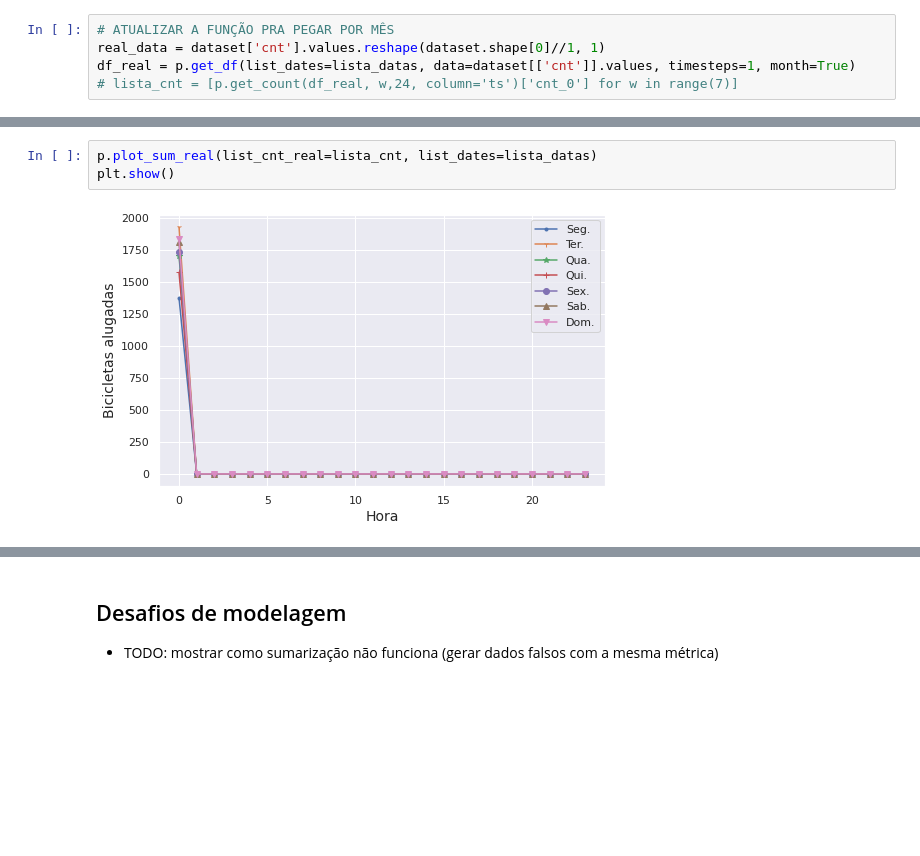
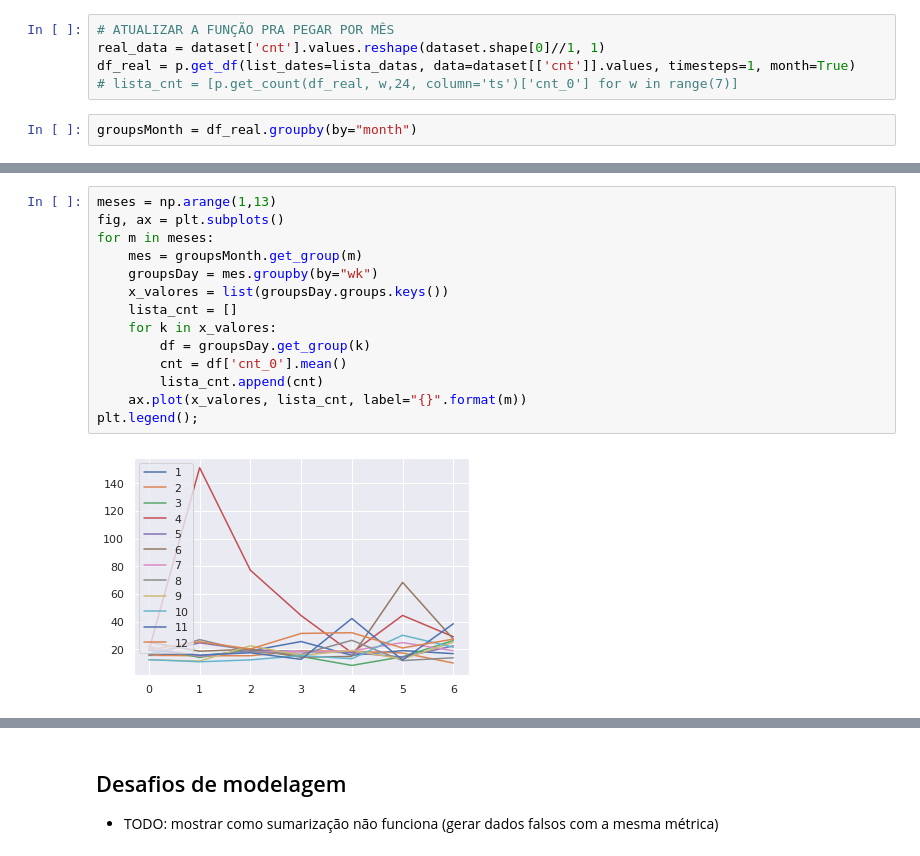
Before and after one commit to ifribeiro/minicurso_webmedia22, a Jupyter notebook: gans_wikipedia.ipynb, the cells around one changed output, grey strips where cells are left out. Saved outputs shown, nothing was run; the diff lists cells and outputs as text; blank space fills up the shorter version.

```diff
--- a/gans_wikipedia.ipynb
+++ b/gans_wikipedia.ipynb
@@ -119,6 +93,8 @@ plt.show()
 real_data = dataset['cnt'].values.reshape(dataset.shape[0]//1, 1)
 df_real = p.get_df(list_dates=lista_datas, data=dataset[['cnt']].values, timesteps=1, month=True)
 # lista_cnt = [p.get_count(df_real, w,24, column='ts')['cnt_0'] for w in range(7)]
+# %%
+groupsMonth = df_real.groupby(by="month")
 # %%
 df_real
 # %% [output]
@@ -138,5 +114,16 @@ df_real
-# %%
-p.plot_sum_real(list_cnt_real=lista_cnt, list_dates=lista_datas)
-plt.show()
-# %% [output]
-[figure, removed]
+# %%
+meses = np.arange(1,13)
+fig, ax = plt.subplots()
+for m in meses:
+    mes = groupsMonth.get_group(m)
+    groupsDay = mes.groupby(by="wk")
+    x_valores = list(groupsDay.groups.keys())
+    lista_cnt = []
+    for k in x_valores:
+        df = groupsDay.get_group(k)
+        cnt = df['cnt_0'].mean()
+        lista_cnt.append(cnt)
+    ax.plot(x_valores, lista_cnt, label="{}".format(m))
+plt.legend();
+# %% [output]
+[figure, added]
```
Also changed, not shown: parts of 8 cells of this notebook, 2 other files.
